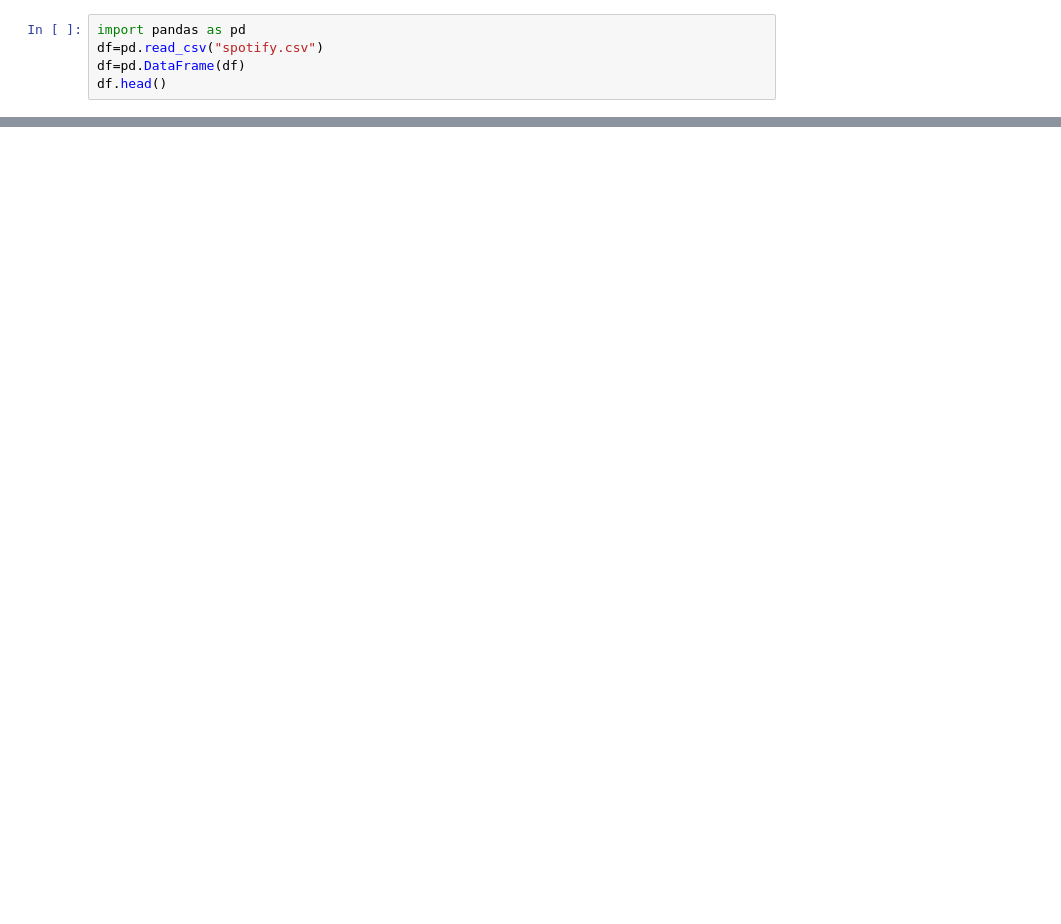
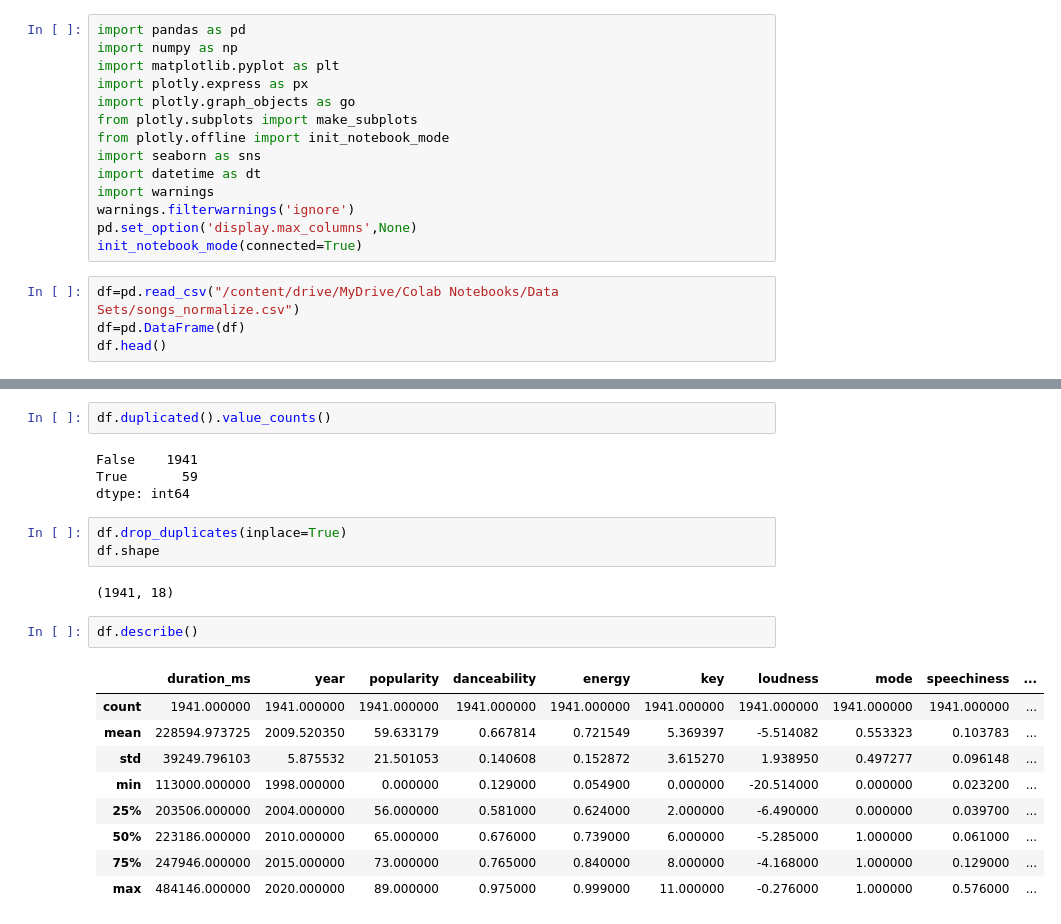
Before and after one commit to saikiranreddyappidi/testing, a Jupyter notebook: Spotify.ipynb, the cells around one changed output, grey strips where cells are left out. Saved outputs shown, nothing was run; the diff lists cells and outputs as text; blank space fills up the shorter version.

```diff
--- a/Spotify.ipynb
+++ b/Spotify.ipynb
@@ -1,8 +1,21 @@
 # %% [markdown]
 <a href="https://colab.research.google.com/github/saikiranreddyappidi/testing/blob/main/Spotify.ipynb" target="_parent"><img src="https://colab.research.google.com/assets/colab-badge.svg" alt="Open In Colab"/></a>
+# %%
+import pandas as pd
+import numpy as np
+import matplotlib.pyplot as plt
+import plotly.express as px
+import plotly.graph_objects as go
+from plotly.subplots import make_subplots
+from plotly.offline import init_notebook_mode
+import seaborn as sns
+import datetime as dt
+import warnings
+warnings.filterwarnings('ignore')
+pd.set_option('display.max_columns',None)
+init_notebook_mode(connected=True)
 # %%
-import pandas as pd
-df=pd.read_csv("spotify.csv")
+df=pd.read_csv("/content/drive/MyDrive/Colab Notebooks/Data Sets/songs_normalize.csv")
 df=pd.DataFrame(df)
 df.head()
 # %% [output]
@@ -16,0 +70,23 @@ NameError: name 'df' is not defined
+# %%
+df.duplicated().value_counts()
+# %% [output]
+False    1941
+True       59
+dtype: int64
+# %%
+df.drop_duplicates(inplace=True)
+df.shape
+# %% [output]
+(1941, 18)
+# %%
+df.describe()
+# %% [output]
+|  | duration_ms | year | popularity | danceability | energy | key | loudness | mode | speechiness | ... |
+| count | 1941.000000 | 1941.000000 | 1941.000000 | 1941.000000 | 1941.000000 | 1941.000000 | 1941.000000 | 1941.000000 | 1941.000000 | ... |
+| mean | 228594.973725 | 2009.520350 | 59.633179 | 0.667814 | 0.721549 | 5.369397 | -5.514082 | 0.553323 | 0.103783 | ... |
+| std | 39249.796103 | 5.875532 | 21.501053 | 0.140608 | 0.152872 | 3.615270 | 1.938950 | 0.497277 | 0.096148 | ... |
+| min | 113000.000000 | 1998.000000 | 0.000000 | 0.129000 | 0.054900 | 0.000000 | -20.514000 | 0.000000 | 0.023200 | ... |
+| 25% | 203506.000000 | 2004.000000 | 56.000000 | 0.581000 | 0.624000 | 2.000000 | -6.490000 | 0.000000 | 0.039700 | ... |
+| 50% | 223186.000000 | 2010.000000 | 65.000000 | 0.676000 | 0.739000 | 6.000000 | -5.285000 | 1.000000 | 0.061000 | ... |
+| 75% | 247946.000000 | 2015.000000 | 73.000000 | 0.765000 | 0.840000 | 8.000000 | -4.168000 | 1.000000 | 0.129000 | ... |
+| max | 484146.000000 | 2020.000000 | 89.000000 | 0.975000 | 0.999000 | 11.000000 | -0.276000 | 1.000000 | 0.576000 | ... |
```
Also changed, not shown: parts of 6 cells of this notebook.
